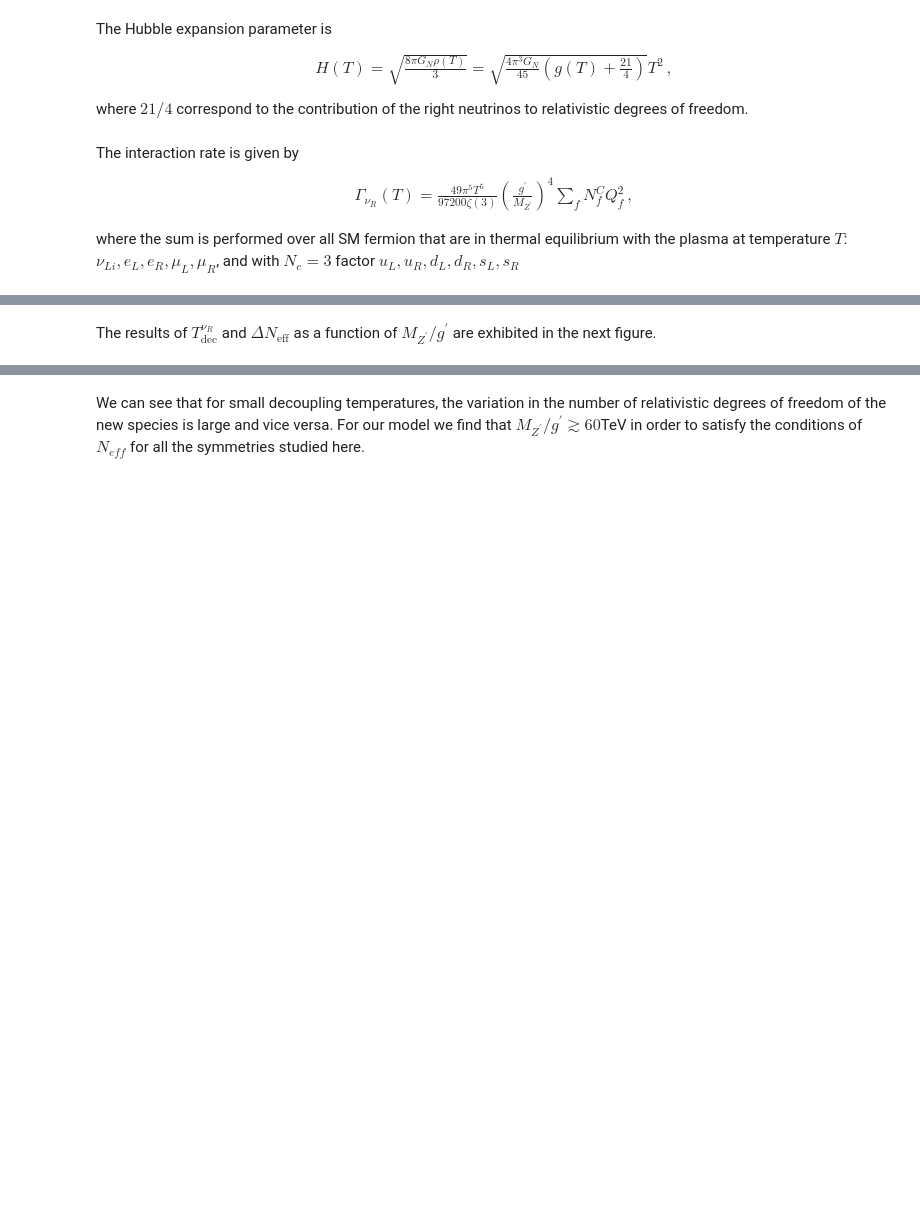
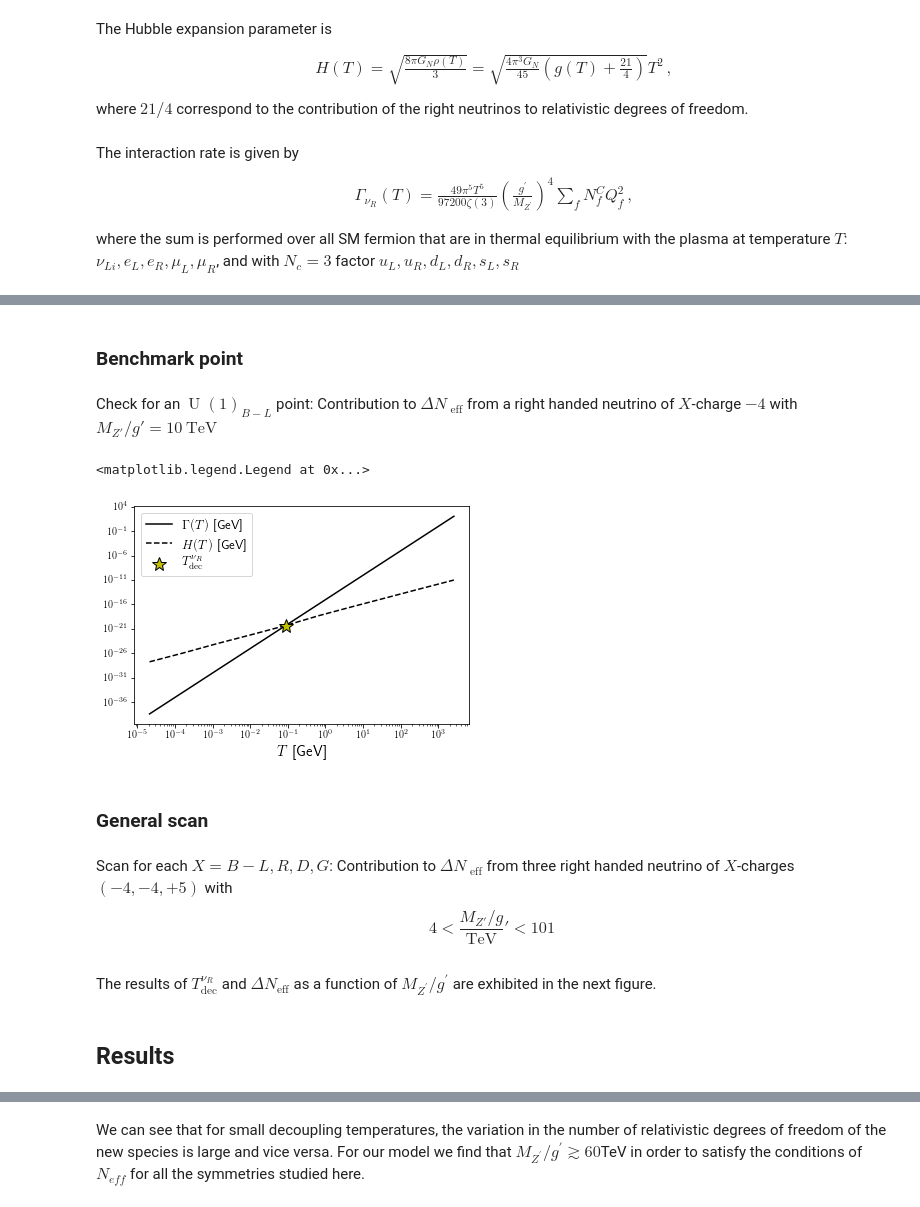
Before and after one commit to LBJ-Wade/DiracMajorana, a Jupyter notebook: DiracMajorana.ipynb, the cells around one changed output, grey strips where cells are left out. Drawn from its saved outputs; the diff is of its cells as text; code cells hidden in the pictures; blank space fills up the shorter version.

```diff
--- a/DiracMajorana.ipynb
+++ b/DiracMajorana.ipynb
@@ -110,0 +127,4 @@ def ΔNeff(Q, gp, Mzp, g_νR, G_N, par):
+# %% [markdown]
+### Benchmark point
+# %% [markdown]
+Check for an $\operatorname{U}(1)_{B-L}$ point: Contribution to $\Delta N_{\text{ eff}}$ from a right handed neutrino of $X$-charge $-4$ with $M_{Z'}/g'=10\ \text{TeV}$
@@ -111 +136,22 @@ def ΔNeff(Q, gp, Mzp, g_νR, G_N, par):
+# %%
+TT = np.logspace(np.log10(T[0]),np.log10(T[-1]),10)
+# %%
+TdecνR4=TdecνR(Qp[i], gp, MZp, g_νR, G_N, U1x)
+plt.plot(TT,ΓνR(TT,g_νR, Qp[i], gp, MZp,'B-L'),'k-',label=r'$\Gamma(T)$ [GeV]' )
+plt.plot(TT,H(TT, G_N),'k--',label=r'$H(T)$ [GeV]' )
+plt.plot(TdecνR4 ,H(TdecνR4, G_N),
+         'y*', markersize=15,mec='k',label=r'$T^{\nu_R}_{\rm{dec}}$' )
+plt.yscale('log')
+plt.xscale('log')
+plt.xlabel('$T$ [GeV]',size=15)
+plt.legend(loc='best',fontsize=13)
+#plt.ylim(1E-5,10)
+# %% [output]
+<matplotlib.legend.Legend at 0x...>
+[figure, added]
+# %% [markdown]
+### General scan
+# %% [markdown]
+Scan for each $X=B-L,R,D,G$: Contribution to $\Delta N_{\text{ eff}}$ from three right handed neutrino of $X$-charges $(-4,-4,+5)$ with
+$$4<\frac{M_{Z'}/g}{\text{TeV}}'< 101$$
 # %%
@@ -132,6 +172,8 @@ for U1x in par:
     ΔN_x.append(2.0*ΔN[0]+ΔN[1])
 # %% [markdown]
 The results of $T^{\nu_R}_{\text{dec}}$ and $\Delta N_{\text{eff}}$ as a function of $M_{Z^{\prime}}/g^{\prime}$ are exhibited in the next figure.
+# %% [markdown]
+## Results
 # %%
 f = plt.figure()
 plt.rc('text', usetex=True)
```
Also changed, not shown: parts of 20 cells of this notebook.
